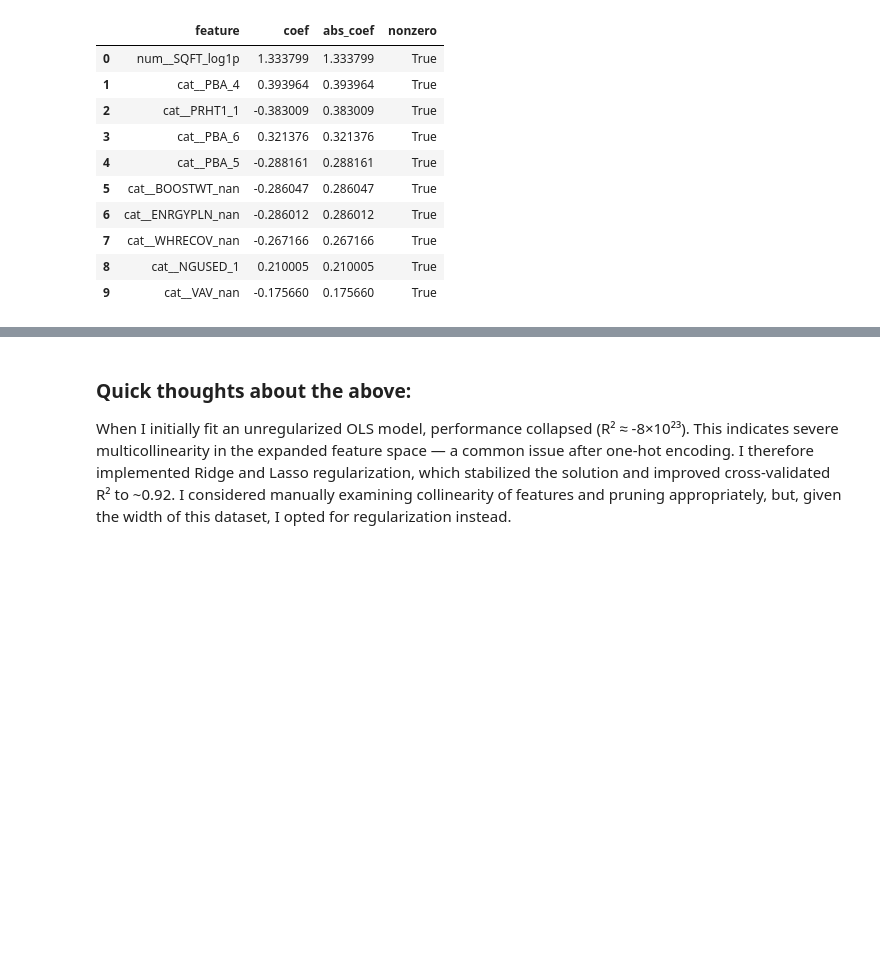
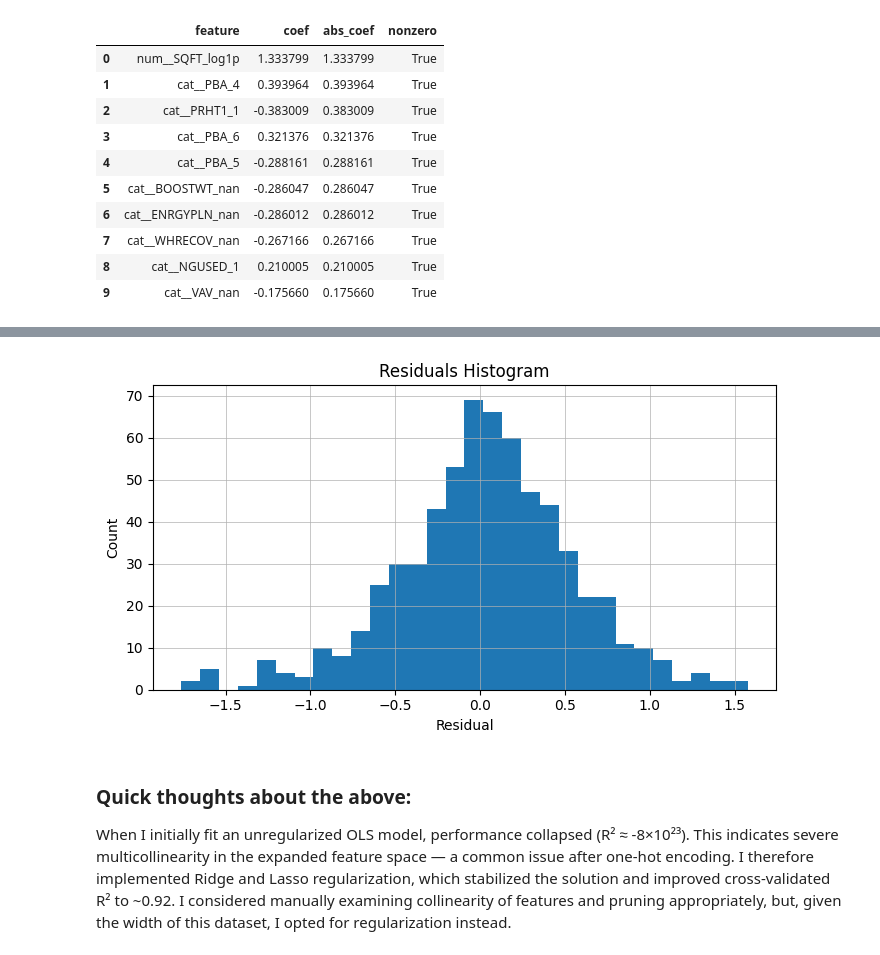
Before and after one commit to dgorin1/CBECS_portfolio, a Jupyter notebook: notebooks/02_build_train.ipynb, the cells around one changed output, grey strips where cells are left out. Saved outputs shown, nothing was run; the diff lists cells and outputs as text; code cells hidden in the pictures; blank space fills up the shorter version.

```diff
--- a/notebooks/02_build_train.ipynb
+++ b/notebooks/02_build_train.ipynb
@@ -410,3 +447,14 @@ plt.show()
+# %%
+plt.figure(figsize=(7, 4))
+plt.hist(resid, bins=30)
+plt.xlabel("Residual")
+plt.ylabel("Count")
+plt.title("Residuals Histogram")
+plt.grid(True, linewidth=0.5)
+plt.tight_layout()
+plt.show()
+# %% [output]
+[figure, added]
 # %% [markdown]
 ### Quick thoughts about the above:
 When I initially fit an unregularized OLS model, performance collapsed (R² ≈ -8×10²³). This indicates severe multicollinearity in the expanded feature space — a common issue after one-hot encoding. I therefore implemented Ridge and Lasso regularization, which stabilized the solution and improved cross-validated R² to ~0.92. I considered manually examining collinearity of features and pruning appropriately, but, given the width of this dataset, I opted for regularization instead.
```
Also changed, not shown: parts of 3 cells of this notebook.
